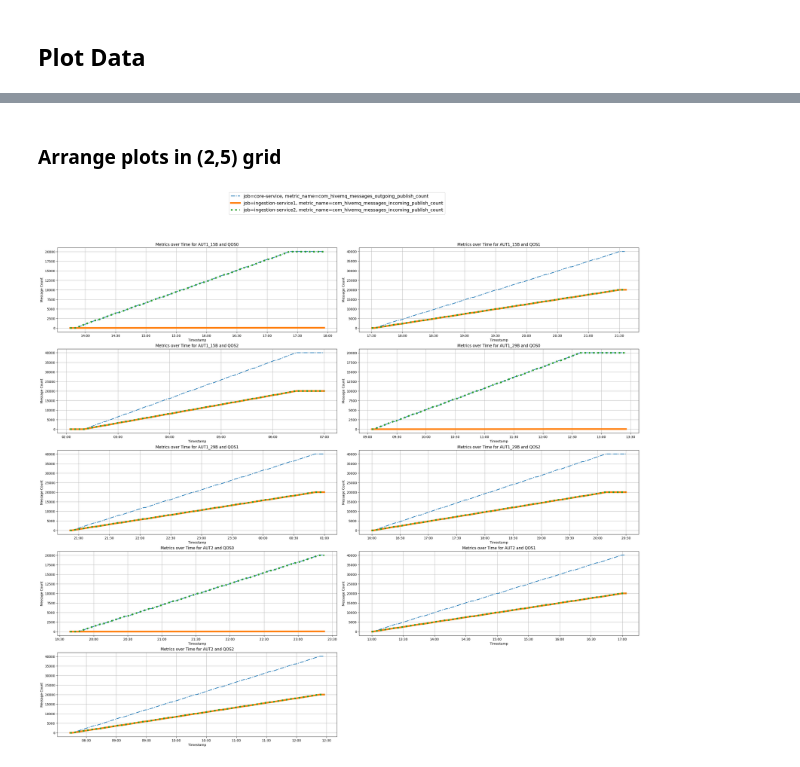
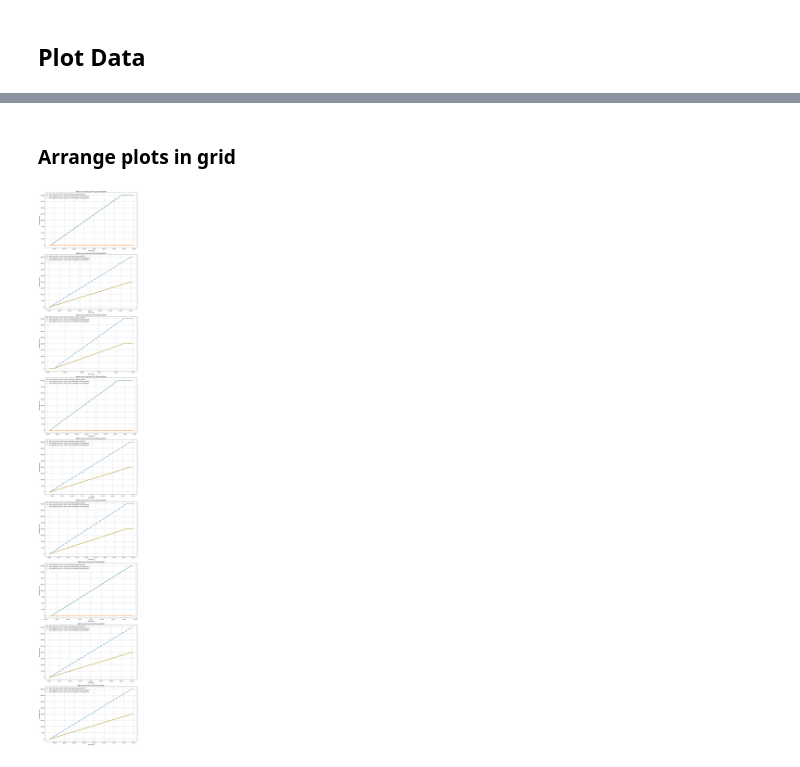
Before and after one commit to kmolima/mqtt_benchmark, a Jupyter notebook: data_analysis/prometheus_data.ipynb, the cells around one changed output, grey strips where cells are left out. Drawn from its saved outputs; the diff is of its cells as text; code cells hidden in the pictures.

```diff
--- a/data_analysis/prometheus_data.ipynb
+++ b/data_analysis/prometheus_data.ipynb
@@ -353,5 +355,5 @@ plot_time_series_grouped(numpy_array)
 # %% [markdown]
-### Arrange plots in (2,5) grid
+### Arrange plots in grid
 # %%
 # Define your function for plotting
 def plot_time_series_grouped_grid(data_array):
@@ -362,11 +364,11 @@ def plot_time_series_grouped_grid(data_array):
     metric_name_values = np.unique(data_array['metric_name'])
 
     num_plots = len(aut_values) * len(qos_values)
-    grid_size = (5, 2)  # Define the grid size
+    grid_size = (9, 1)  # Define the grid size
 
     # Create a grid of subplots
-    fig, axs = plt.subplots(*grid_size, figsize=(26, 24))
-    fig.subplots_adjust(hspace=0.5, wspace=0.7)
+    fig, axs = plt.subplots(*grid_size, figsize=(12, 66))
+    #fig.subplots_adjust(hspace=0.5, wspace=0.7)
 
     # Flatten the array of axes for easy iteration
     axs = axs.flatten()
@@ -397,46 +399,48 @@ def plot_time_series_grouped_grid(data_array):
                         continue
                     if job == 'ingestion-service1':
                         ax.plot(group_data['timestamp'], group_data['value'], linestyle='-',
-                                 label=f'job={job}, metric_name={metric_name}', linewidth=5)
+                                 label=f'job={job}, metric_name={metric_name[11:-6]}', linewidth=3)
                     if job == 'ingestion-service2':
                         ax.plot(group_data['timestamp'], group_data['value'], linestyle=':',
-                                 label=f'job={job}, metric_name={metric_name}', linewidth=5)
+                                 label=f'job={job}, metric_name={metric_name[11:-6]}', linewidth=3)
                 if len(group_data) > 0 and metric_name == 'com_hivemq_messages_outgoing_publish_count':
                     if job != 'core-service':
                         continue
                     ax.plot(group_data['timestamp'], group_data['value'], linestyle='-.',
-                             label=f'job={job}, metric_name={metric_name}', linewidth=2)
+                             label=f'job={job}, metric_name={metric_name[11:-6]}', linewidth=3)
 
             # Format the date on the x-axis
             ax.xaxis.set_major_locator(mdates.AutoDateLocator())
             ax.xaxis.set_major_formatter(mdates.DateFormatter('%H:%M'))
+            # ax.legend(loc='upper left', bbox_to_anchor=(1, 1))  # ,fontsize=8, prop={'size': 8}
+            ax.legend(loc='best')
 
             # Update subplot index
             subplot_idx += 1
 
             # Break loop if we've plotted all required subplots
             if subplot_idx >= num_plots:
                 break
 
     # remove unused axes
     for ax in axs.flat[num_plots:]:
         ax.remove()
 
     # Adjust layout to prevent labels from being cut off
     fig.tight_layout()
     #fig.autofmt_xdate()
-    fig.subplots_adjust(top=0.90)  # Add extra space at the top for the legend
+    #fig.subplots_adjust(top=0.90)  # Add extra space at the top for the legend
 
     # Move the last legend below the plot
-    handles, labels = axs.flat[num_plots-1].get_legend_handles_labels()
-    plt.legend(handles, labels, loc='upper center', bbox_to_anchor=(1, 6.5),fontsize=14, prop={'size': 14})
+    #handles, labels = axs.flat[num_plots-1].get_legend_handles_labels()
+    #plt.legend(handles, labels, loc='upper center', bbox_to_anchor=(0.5, 6),fontsize=10, prop={'size': 10})
 
     # Save plot
     plt.savefig('prometheus_host_machine.png', format='png')
 
     plt.show()
 
 # Call function with data
 plot_time_series_grouped_grid(numpy_array)
 # %% [output]
-[figure, old version]
+[figure, new version]
```
Also changed, not shown: parts of 2 cells of this notebook, 1 other file.
